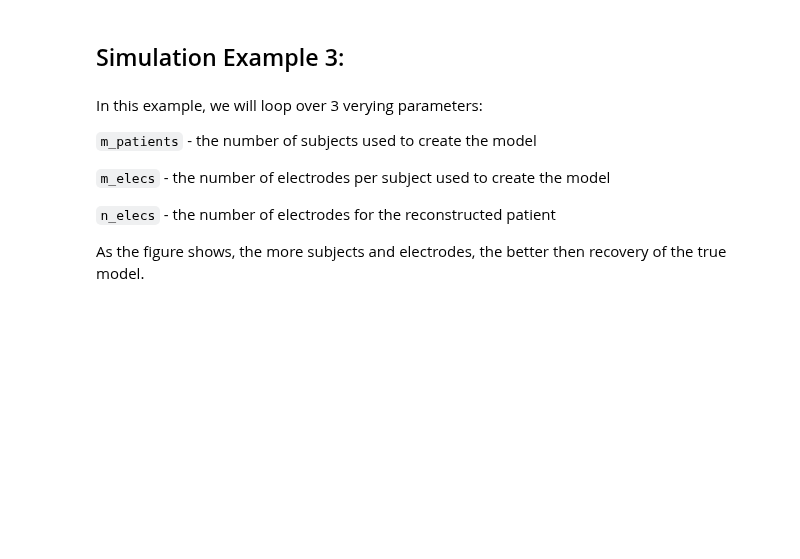
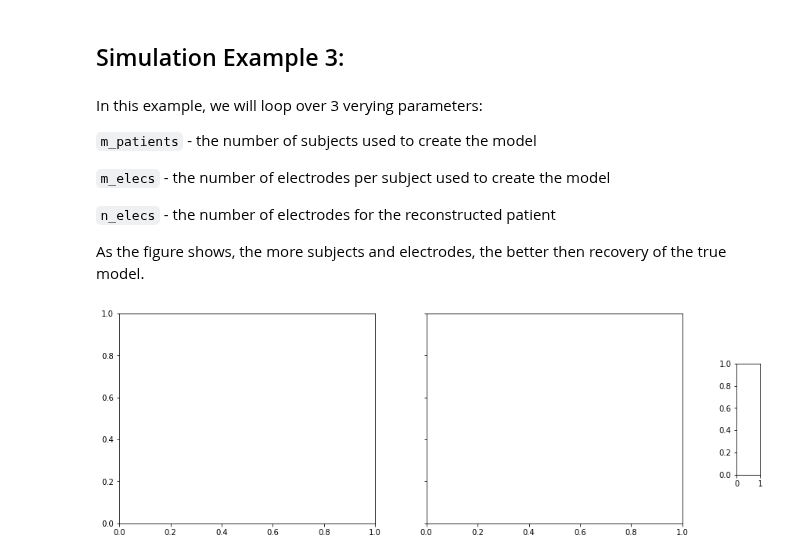
Before and after one commit to ContextLab/supereeg, a Jupyter notebook: docs/tutorial/simulate_objects.ipynb, the cells around one changed output. Drawn from its saved outputs; the diff is of its cells as text; code cells hidden in the pictures; blank space fills up the shorter version.

```diff
--- a/docs/tutorial/simulate_objects.ipynb
+++ b/docs/tutorial/simulate_objects.ipynb
@@ -249,39 +279,46 @@ for p, m, n in param_grid:
 
         # find the reconstructed indices
         recon_inds = [i for i, x in enumerate(bo_r.label) if x == 'reconstructed']
 
         # sample reconstructed data a reconstructed indices
         recon = bo_r.data.iloc[:, recon_inds]
 
         # sample actual data at reconstructed locations
         actual = bo.data.iloc[:, recon_inds]
 
         # correlate reconstruction with actual data
         corr_vals = _corr_column(actual.as_matrix(), recon.as_matrix())
         corr_vals_sample = np.random.choice(corr_vals, 5)
 
         d.append(
             {'Subjects in model': p, 'Electrodes per subject in model': m, 'Electrodes per reconstructed subject': n,
              'Average Correlation': corr_vals_sample.mean(), 'Correlations': corr_vals})
 
     d = pd.DataFrame(d, columns=['Subjects in model', 'Electrodes per subject in model',
                                  'Electrodes per reconstructed subject', 'Average Correlation', 'Correlations'])
     append_d = append_d.append(d)
     append_d.index.rename('Iteration', inplace=True)
 
 new_df = append_d.groupby('Average Correlation').mean()
 
-fig, axs = plt.subplots(ncols=len(np.unique(new_df['Subjects in model'])), sharex=True, sharey=True)
+#fig, axs = plt.subplots(ncols=len(np.unique(new_df['Subjects in model'])), sharex=True, sharey=True)
+fig, axs = plt.subplots(ncols=2, sharex=True, sharey=True)
 
 axs_iter = 0
+
 cbar_ax = fig.add_axes([.92, .3, .03, .4])
-for i in np.unique(new_df['Subjects in model']):
-    data_plot = append_d[append_d['Subjects in model'] == i].pivot_table(index=['Electrodes per subject in model'],
-                                                                         columns='Electrodes per reconstructed subject',
-                                                                         values='Average Correlation')
-    axs[axs_iter].set_title('Patients = ' + str(i))
-    sns.heatmap(data_plot, cmap="coolwarm", cbar=axs_iter == 0, ax=axs[axs_iter], cbar_ax=None if axs_iter else cbar_ax)
-    axs[axs_iter].invert_yaxis()
-    axs_iter += 1
+
+fig.subplots_adjust(right=0.85)
+fig.set_size_inches(14,5)
+# for i in np.unique(new_df['Subjects in model']):
+#     data_plot = append_d[append_d['Subjects in model'] == i].pivot_table(index=['Electrodes per subject in model'],
+#                                                                          columns='Electrodes per reconstructed subject',
+#                                                                          values='Average Correlation')
+#     axs[axs_iter].set_title('Patients = ' + str(i))
+#     sns.heatmap(data_plot, cmap="coolwarm", cbar=axs_iter == 0, ax=axs[axs_iter], cbar_ax=None if axs_iter else cbar_ax)
+#     axs[axs_iter].invert_yaxis()
+#     axs_iter += 1
 
 plt.show()
+# %% [output]
+[figure, added]
```
Also changed, not shown: parts of 13 cells of this notebook, 4 other files.
